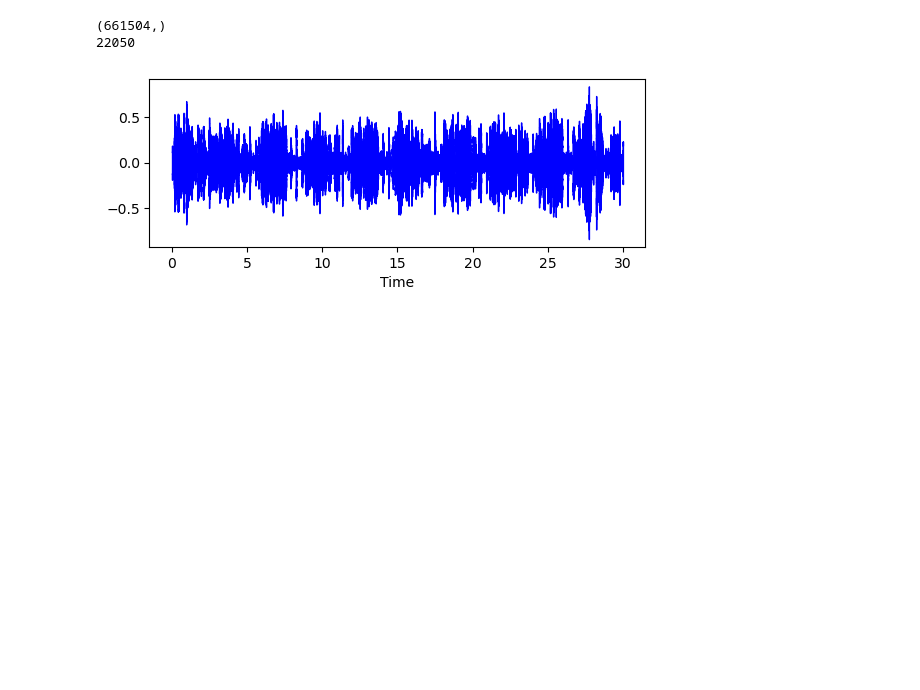
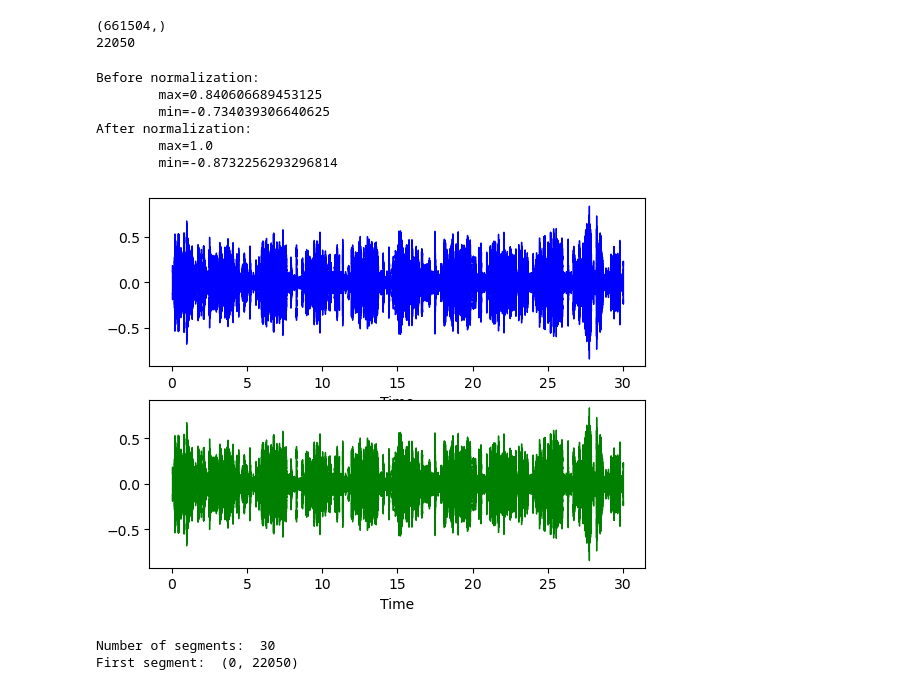
Before and after one commit to DanielVeress/music-genre-classification, a Jupyter notebook: DataProcessing.ipynb, the cells around one changed output. Saved outputs shown, nothing was run; the diff lists cells and outputs as text; code cells hidden in the pictures; blank space fills up the shorter version.

Commit message:
Normalization and segmentation added

```diff
--- a/DataProcessing.ipynb
+++ b/DataProcessing.ipynb
@@ -28,9 +33,41 @@ print(sr)
 # %% [output]
 (661504,)
 22050
+# %%
+normalized = librosa.util.normalize(y)
+print(f'Before normalization: \n\tmax={np.max(y)} \n\tmin={np.min(y)}')
+print(f'After normalization: \n\tmax={np.max(normalized)} \n\tmin={np.min(normalized)}')
+# %% [output]
+Before normalization:
+        max=0.840606689453125
+        min=-0.734039306640625
+After normalization:
+        max=1.0
+        min=-0.8732256293296814
 # %%
 plt.subplot(2,1,1)
 librosa.display.waveshow(y, sr=sr, color='b')
+plt.subplot(2,1,2)
+librosa.display.waveshow(y, sr=sr, color='g')
 plt.show()
 # %% [output]
-[figure, old version]
+[figure, new version]
+# %%
+# segmentation
+def segment_audio_data(audio, segment_num=10):
+    segment_size = audio.shape[0]//segment_num
+
+    segment_ranges = []
+    for i in range(segment_num):
+        segment_ranges.append((i*segment_size, (i+1)*segment_size))
+    segment_ranges[-1] = (segment_ranges[-1][0], audio.shape[0]+1)
+
+    return segment_ranges
+
+segment_num = 30
+segment_ranges = segment_audio_data(normalized, segment_num=segment_num)
+print('Number of segments: ', segment_num)
+print('First segment: ', segment_ranges[0])
+# %% [output]
+Number of segments:  30
+First segment:  (0, 22050)
```
Also changed, not shown: parts of 4 cells of this notebook.
